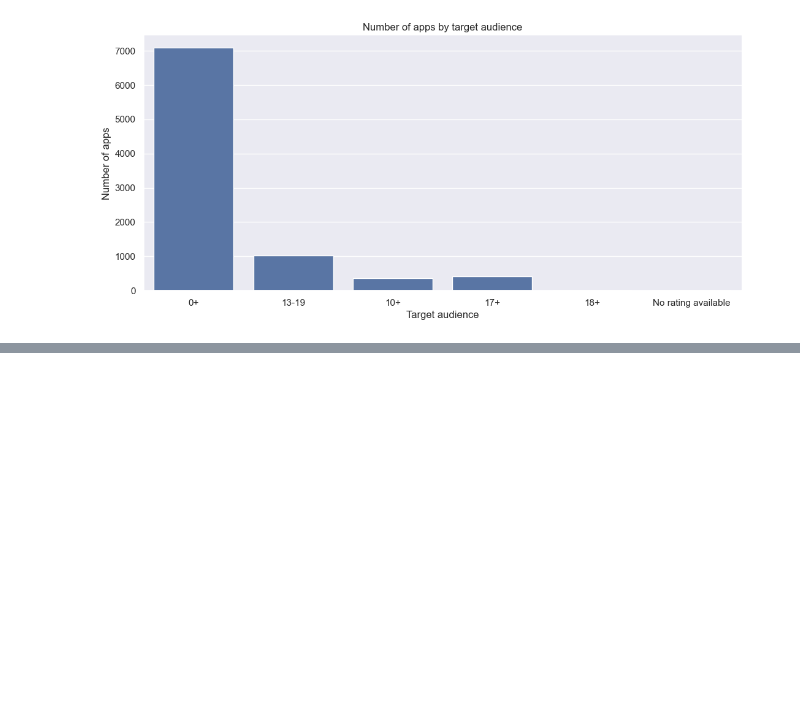
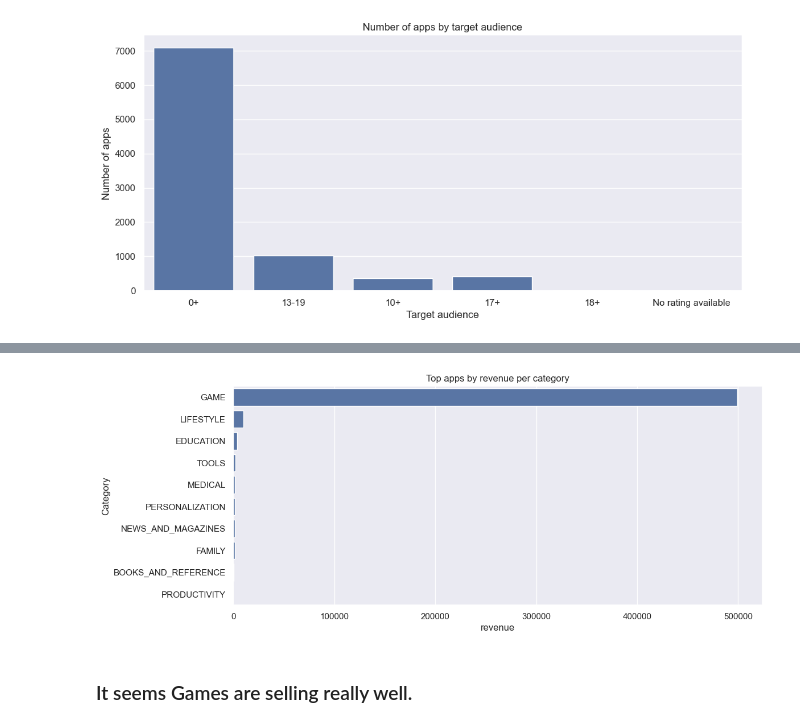
Before and after one commit to tanzhu91/google_playstore, a Jupyter notebook: playstore_ETL_EDA.ipynb, the cells around one changed output, grey strips where cells are left out. Cells and saved outputs as stored; diff of their text form; code cells hidden in the pictures; blank space fills up the shorter version.

```diff
--- a/playstore_ETL_EDA.ipynb
+++ b/playstore_ETL_EDA.ipynb
@@ -758,0 +780,4 @@ data_clean.head()
+# %%
+top_rated_grouped = data_top_rated_2.groupby('category')['revenue'].sum().reset_index()
+top_rated_grouped = top_rated_grouped.sort_values(by='revenue',ascending=False).head(10)
+top_rated_grouped
@@ -758,0 +796,10 @@ data_clean.head()
+# %%
+plt.figure(figsize=(12,5))
+sns.barplot(y = top_rated_grouped['category'],x = top_rated_grouped['revenue'])
+plt.xlabel('revenue')
+plt.ylabel('Category')
+plt.title('Top apps by revenue per category');
+# %% [output]
+[figure, added]
+# %% [markdown]
+### It seems Games are selling really well.
```
Also changed, not shown: parts of 6 cells of this notebook.
